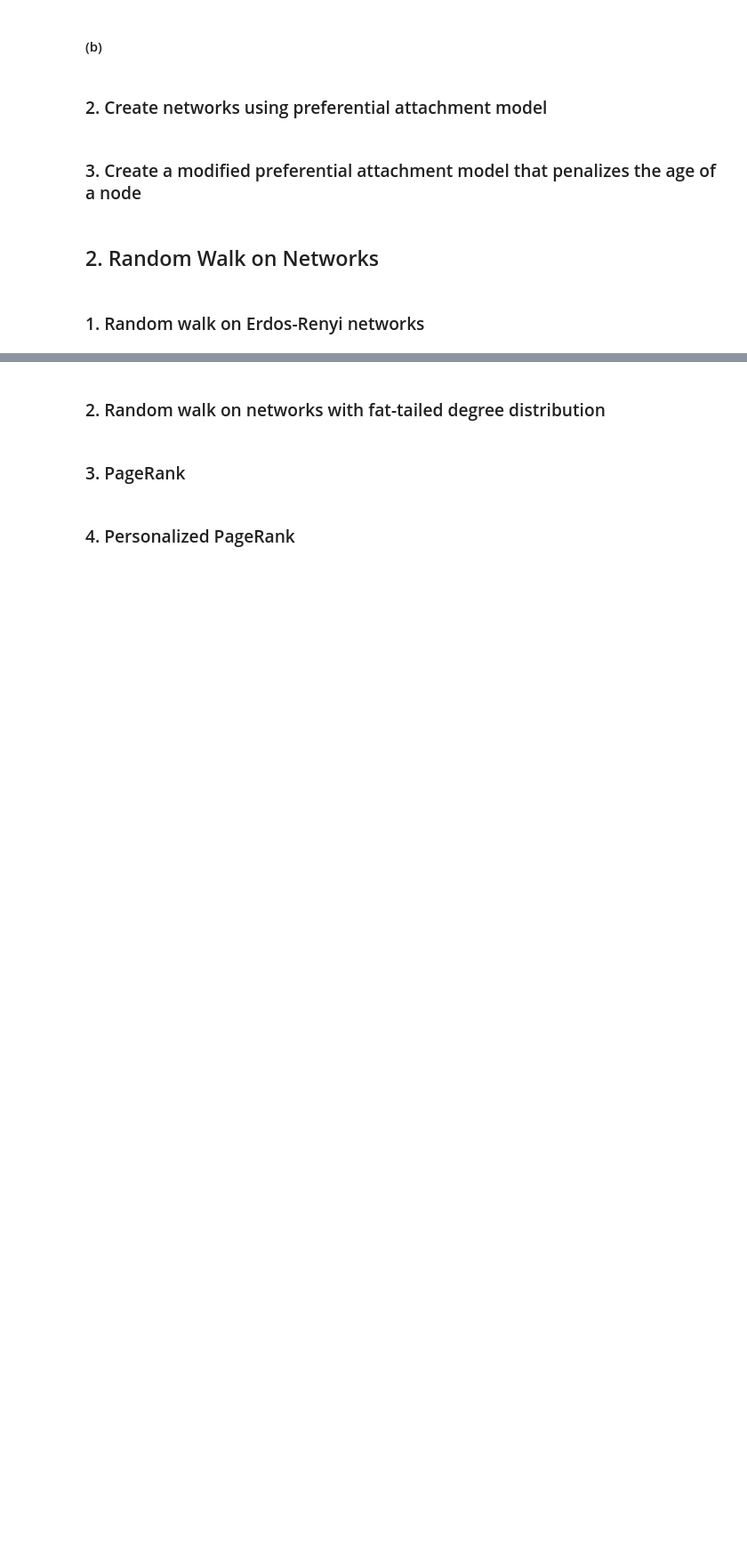
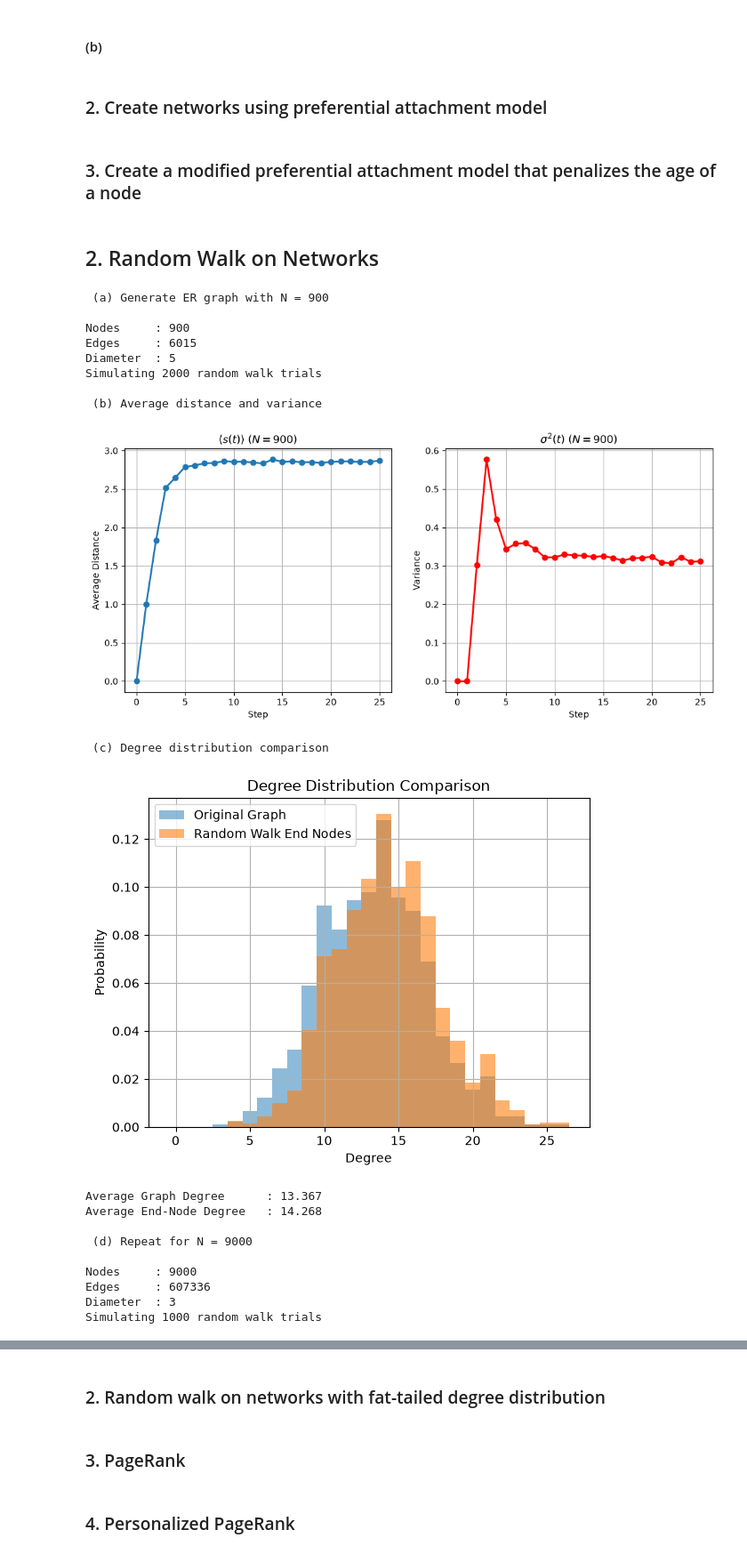
Before and after one commit to enoccer/ECE232E_repo, a Jupyter notebook: Project1/project1.ipynb, the cells around one changed output, grey strips where cells are left out. Shown at 89% size. Cells and saved outputs as stored; diff of their text form; code cells hidden in the pictures; blank space fills up the shorter version.

Commit message:
Question 2 part 1 done

```diff
--- a/Project1/project1.ipynb
+++ b/Project1/project1.ipynb
@@ -24,5 +17,34 @@ degrees: [3, 2, 2, 4, 0, 3, 1, 1]
 ### 3. Create a modified preferential attachment model that penalizes the age of a node
 # %% [markdown]
 ## 2. Random Walk on Networks
-# %% [markdown]
-### 1. Random walk on Erdos-Renyi networks
+# %%
+%load_ext autoreload
+%autoreload 2
+
+import importlib
+import project1_code
+project1_code = importlib.reload(project1_code)
+
+from project1_code import question2_1
+question2_1()
+# %% [output]
+ (a) Generate ER graph with N = 900
+
+Nodes     : 900
+Edges     : 6015
+Diameter  : 5
+Simulating 2000 random walk trials
+
+ (b) Average distance and variance
+[figure, added]
+ (c) Degree distribution comparison
+[figure, added]
+Average Graph Degree      : 13.367
+Average End-Node Degree   : 14.268
+
+ (d) Repeat for N = 9000
+
+Nodes     : 9000
+Edges     : 607336
+Diameter  : 3
+Simulating 1000 random walk trials
```
Also changed, not shown: parts of 2 cells of this notebook, 1 other file.
